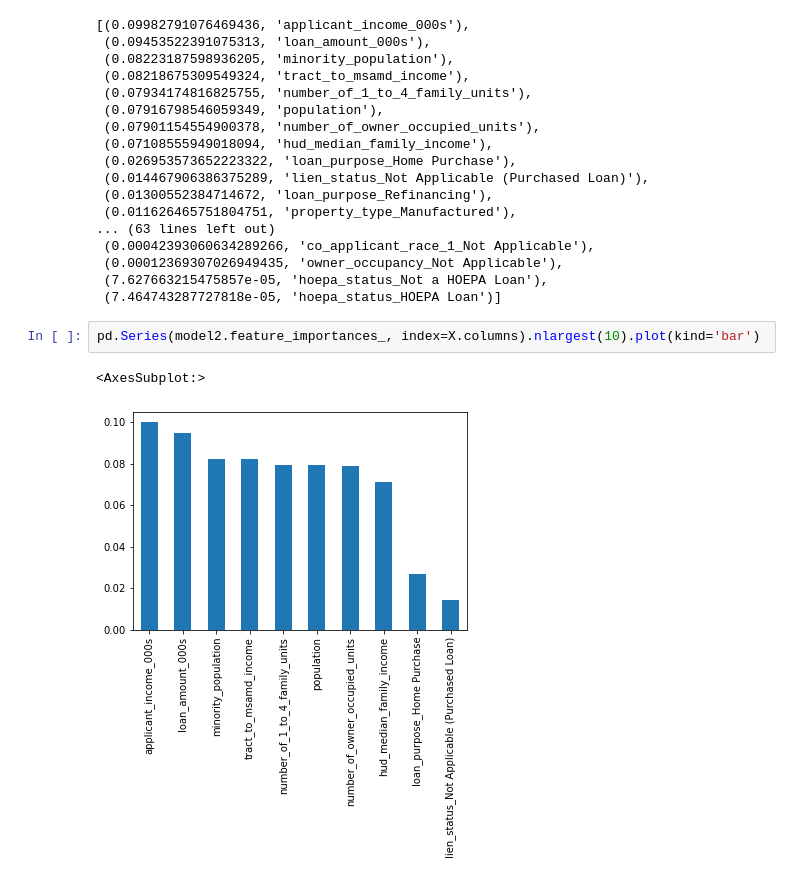
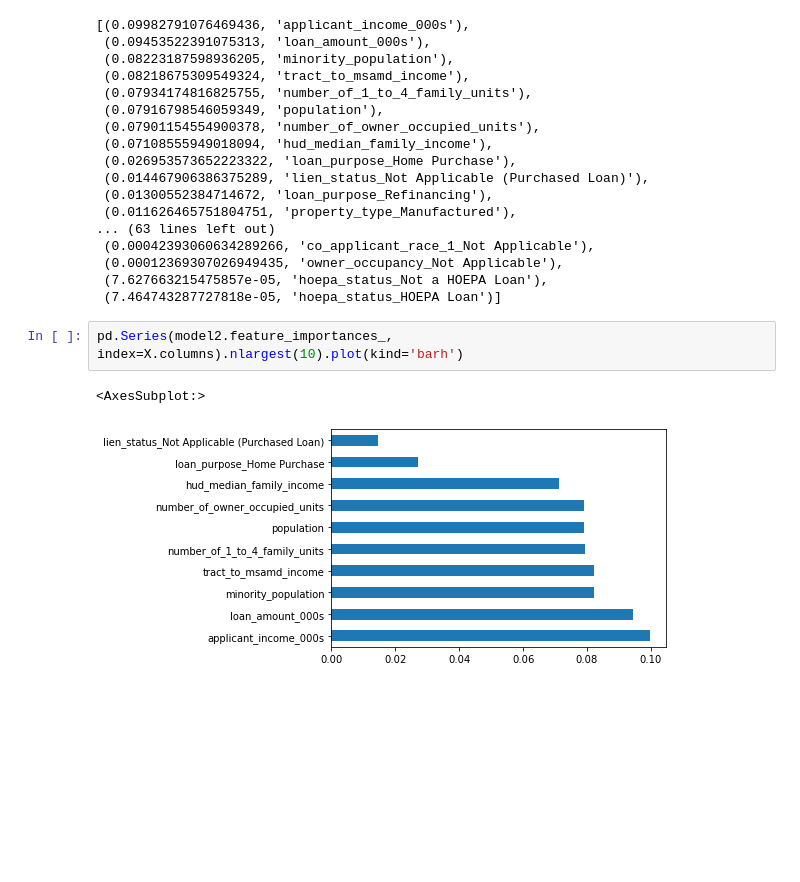
Before and after one commit to oliviasny2/Final_Project, a Jupyter notebook: rf2.ipynb, the cells around one changed output. Drawn from its saved outputs; the diff is of its cells as text; blank space fills up the shorter version.

```diff
--- a/rf2.ipynb
+++ b/rf2.ipynb
@@ -225,8 +240,8 @@ imp_list
  (0.00012369307026949435, 'owner_occupancy_Not Applicable'),
  (7.627663215475857e-05, 'hoepa_status_Not a HOEPA Loan'),
  (7.464743287727818e-05, 'hoepa_status_HOEPA Loan')]
-# %%
-pd.Series(model2.feature_importances_, index=X.columns).nlargest(10).plot(kind='bar')
-# %% [output]
-<AxesSubplot:>
-[figure, removed]
+# %%
+pd.Series(model2.feature_importances_, index=X.columns).nlargest(10).plot(kind='barh')
+# %% [output]
+<AxesSubplot:>
+[figure, added]
```
Also changed, not shown: parts of 3 cells of this notebook, 1 other file.
